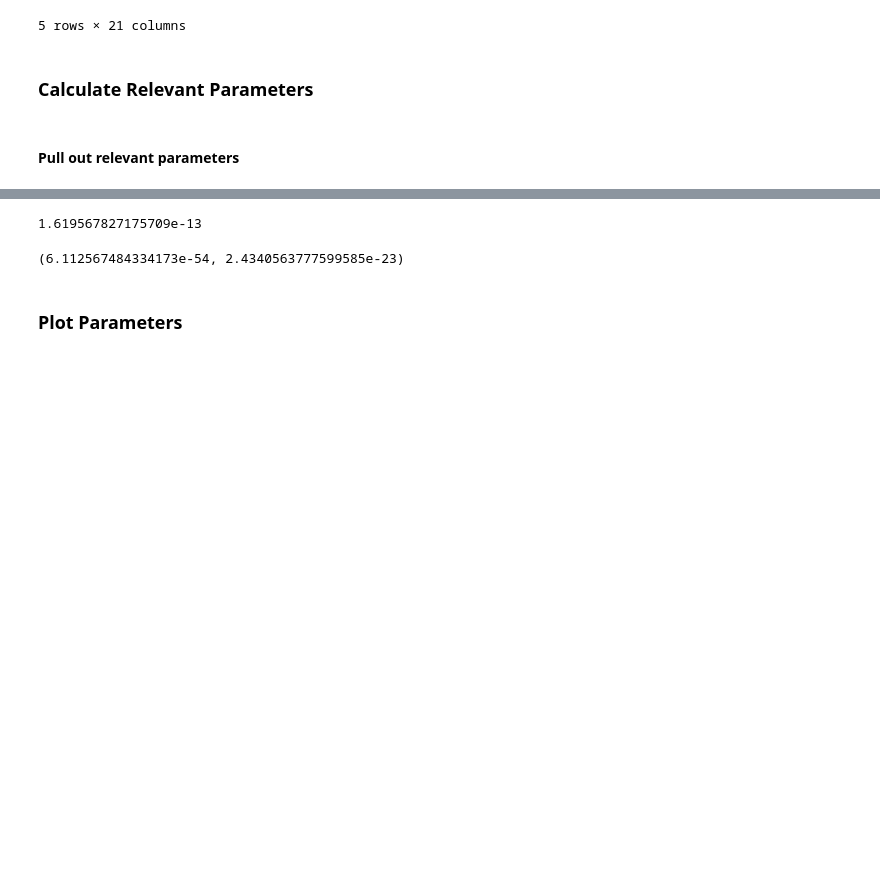
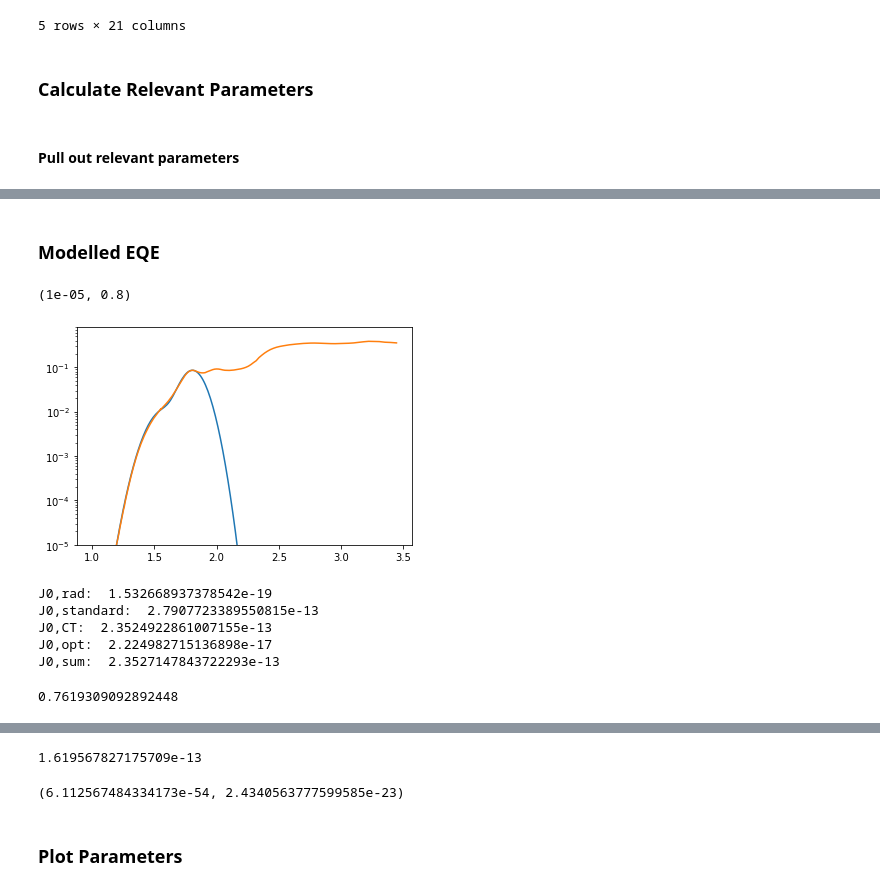
Before and after one commit to annajungbluth/Voltage-Loss-Calculations, a Jupyter notebook: Voltage_Losses_AJ_comparison.ipynb, the cells around one changed output, grey strips where cells are left out. Saved outputs shown, nothing was run; the diff lists cells and outputs as text; code cells hidden in the pictures; blank space fills up the shorter version.

```diff
--- a/Voltage_Losses_AJ_comparison.ipynb
+++ b/Voltage_Losses_AJ_comparison.ipynb
@@ -131,0 +97,34 @@ Vloss_Vandewal(parameters['Jsc (mA/cm2)'][x], parameters['ECT (eV)'][x], paramet
+# %% [markdown]
+### Modelled EQE
+# %%
+l_CT = 0.199 # [eV]
+f_CT = 0.004235 # [eV**2]
+E_CT = 1.383 # [eV]
+l_opt = 0.136 # [eV]
+f_opt = 0.032461 # [eV**2]
+E_opt = 1.675 # [eV]
+# %%
+def Marcus_Gaussian(E_, E_CT, l_CT, f_CT, E_opt, l_opt, f_opt, T):
+    """
+    :param E_: list of energy values [list of floats]
+    :param ECT: CT state value [float]
+    :param l: reorganization energy [float]
+    :param f: Oscillation strength [float]
+    """
+    gaussian_CT = [f_CT/(E*np.sqrt(4*np.pi*l_CT*k_eV*T))*np.exp(-(E_CT+l_CT-E)**2 / (4*l_CT*k_eV*T)) for E in E_]
+    gaussian_opt = [f_opt/(E*np.sqrt(4*np.pi*l_opt*k_eV*T))*np.exp(-(E_opt+l_opt-E)**2 / (4*l_opt*k_eV*T)) for E in E_]
+    gaussian_sum = [f_CT/(E*np.sqrt(4*np.pi*l_CT*k_eV*T))*np.exp(-(E_CT+l_CT-E)**2 / (4*l_CT*k_eV*T)) + f_opt/(E*np.sqrt(4*np.pi*l_opt*k_eV*T))*np.exp(-(E_opt+l_opt-E)**2 / (4*l_opt*k_eV*T)) for E in E_]
+
+    return np.array(gaussian_CT), np.array(gaussian_opt), np.array(gaussian_sum)
+# %%
+# energy = ZnPc_5['Energy']
+energy = np.arange(1, 2.3, 0.01)
+# %%
+gaussian_CT, gaussian_opt, gaussian_sum = Marcus_Gaussian(energy, E_CT, l_CT, f_CT, E_opt, l_opt, f_opt, 300)
+# %%
+plt.semilogy(energy, gaussian_sum)
+plt.semilogy(ZnPc_5['Energy'], ZnPc_5['EQE'])
+plt.ylim(10E-6, 0.8)
+# %% [output]
+(1e-05, 0.8)
+[figure, added]
@@ -131,0 +167,16 @@ Vloss_Vandewal(parameters['Jsc (mA/cm2)'][x], parameters['ECT (eV)'][x], paramet
+# %%
+print('J0,rad: ', J0_rad_standard)
+print('J0,standard: ', J0_standard)
+print('J0,CT: ', J0_CT)
+print('J0,opt: ', J0_opt)
+print('J0,sum: ', J0_sum)
+# %% [output]
+J0,rad:  1.532668937378542e-19
+J0,standard:  2.7907723389550815e-13
+J0,CT:  2.3524922861007155e-13
+J0,opt:  2.224982715136898e-17
+J0,sum:  2.3527147843722293e-13
+# %%
+Voc(summary['Jsc [mA/cm2]'][0], J0_standard)
+# %% [output]
+0.7619309092892448
```
Also changed, not shown: parts of 20 cells of this notebook, 3 other files.
